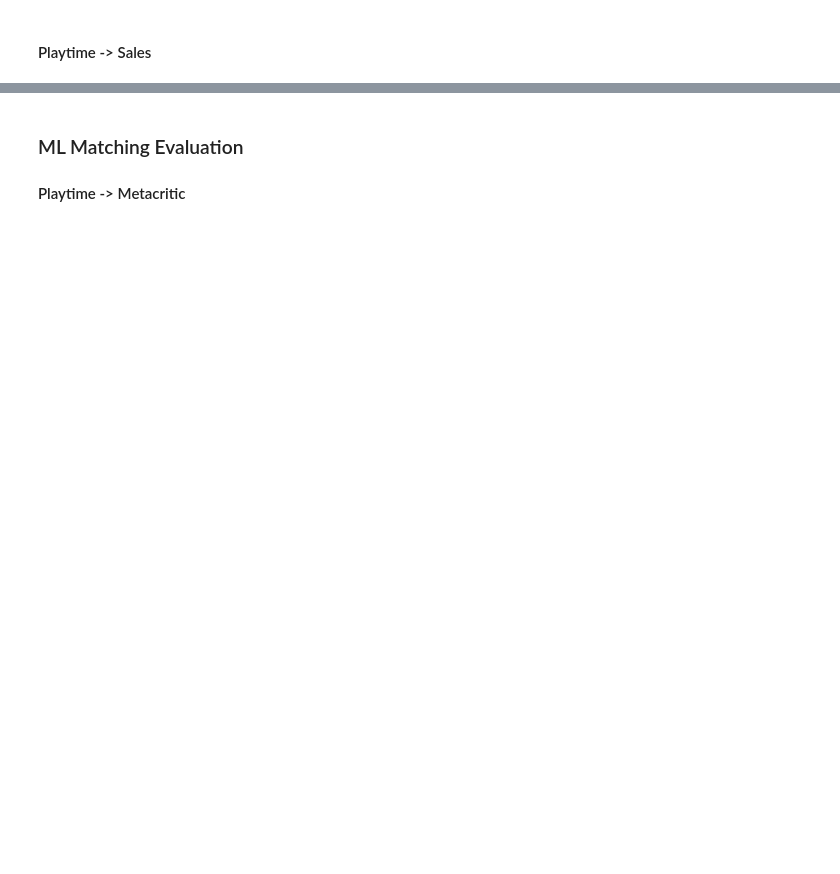
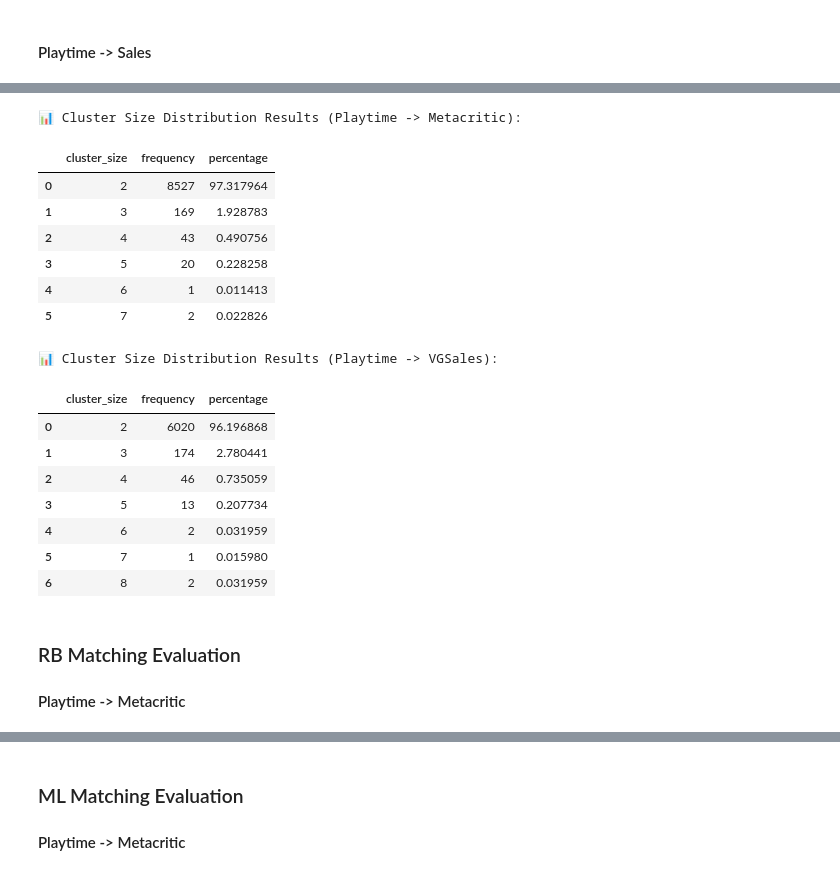
Before and after one commit to onurcanmemis/web-data-integration-team-project, a Jupyter notebook: Blockers&Matchers_Evaluation.ipynb, the cells around one changed output, grey strips where cells are left out. Saved outputs shown, nothing was run; the diff lists cells and outputs as text; code cells hidden in the pictures; blank space fills up the shorter version.

Commit message:
Pipelines and Evaluation

```diff
--- a/Blockers&Matchers_Evaluation.ipynb
+++ b/Blockers&Matchers_Evaluation.ipynb
@@ -567,0 +829,22 @@ display(eval_results_p2s)
+# %%
+matcher = RuleBasedMatcher()
+
+correspondences_p2m = matcher.match(
+    df_left=playtime,
+    df_right=metacritic,
+    candidates=embedding_candidates_p2m,
+    comparators=comparators_p2m,
+    weights=[0.5, 0.2, 0.2, 0.1],
+    threshold=0.80,
+    id_column='id',
+)
+
+correspondences_p2s = matcher.match(
+    df_left=playtime,
+    df_right=vgsales,
+    candidates=embedding_candidates_p2s,
+    comparators=comparators_p2s,
+    weights=[0.5, 0.2, 0.2, 0.1],
+    threshold=0.80,
+    id_column='id',
+)
@@ -567,0 +866,11 @@ display(eval_results_p2s)
+# %%
+cluster_analysis_dir = OUTPUT_DIR / "cluster_analysis"
+cluster_analysis_dir.mkdir(parents=True, exist_ok=True)
+cluster_distribution_p2m_rb_2 = EntityMatchingEvaluator.create_cluster_size_distribution(
+    correspondences=correspondences_p2m,
+    out_dir=cluster_analysis_dir
+)
+cluster_distribution_p2s_rb_2 = EntityMatchingEvaluator.create_cluster_size_distribution(
+    correspondences=correspondences_p2s,
+    out_dir=cluster_analysis_dir
+)
@@ -567,0 +895,26 @@ display(eval_results_p2s)
+# %%
+print(f"\n📊 Cluster Size Distribution Results (Playtime -> Metacritic):")
+display(cluster_distribution_p2m_rb_2)
+print(f"\n📊 Cluster Size Distribution Results (Playtime -> VGSales):")
+display(cluster_distribution_p2s_rb_2)
+# %% [output]
+📊 Cluster Size Distribution Results (Playtime -> Metacritic):
+|  | cluster_size | frequency | percentage |
+| 0 | 2 | 8527 | 97.317964 |
+| 1 | 3 | 169 | 1.928783 |
+| 2 | 4 | 43 | 0.490756 |
+| 3 | 5 | 20 | 0.228258 |
+| 4 | 6 | 1 | 0.011413 |
+| 5 | 7 | 2 | 0.022826 |
+📊 Cluster Size Distribution Results (Playtime -> VGSales):
+|  | cluster_size | frequency | percentage |
+| 0 | 2 | 6020 | 96.196868 |
+| 1 | 3 | 174 | 2.780441 |
+| 2 | 4 | 46 | 0.735059 |
+| 3 | 5 | 13 | 0.207734 |
+| 4 | 6 | 2 | 0.031959 |
+| 5 | 7 | 1 | 0.015980 |
+| 6 | 8 | 2 | 0.031959 |
+# %% [markdown]
+### RB Matching Evaluation
+#### Playtime -> Metacritic
```
Also changed, not shown: parts of 71 cells of this notebook, 2 other files.
